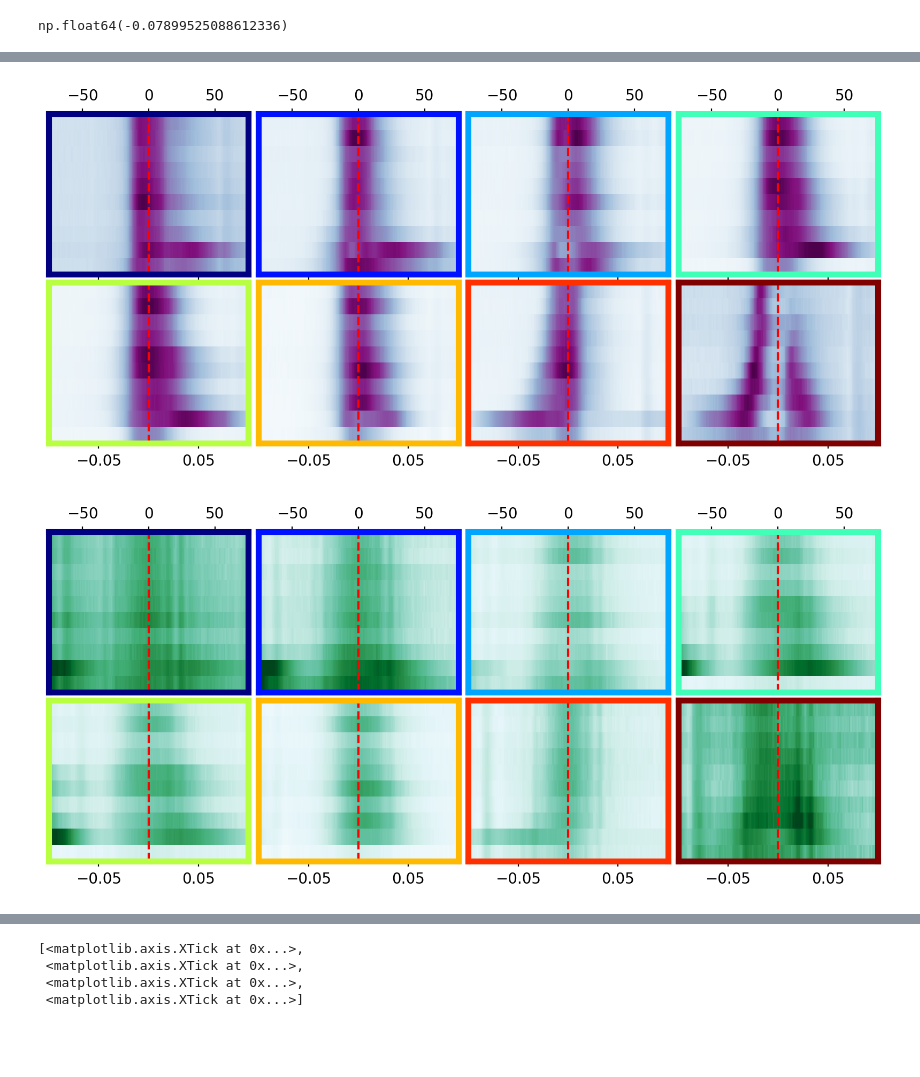
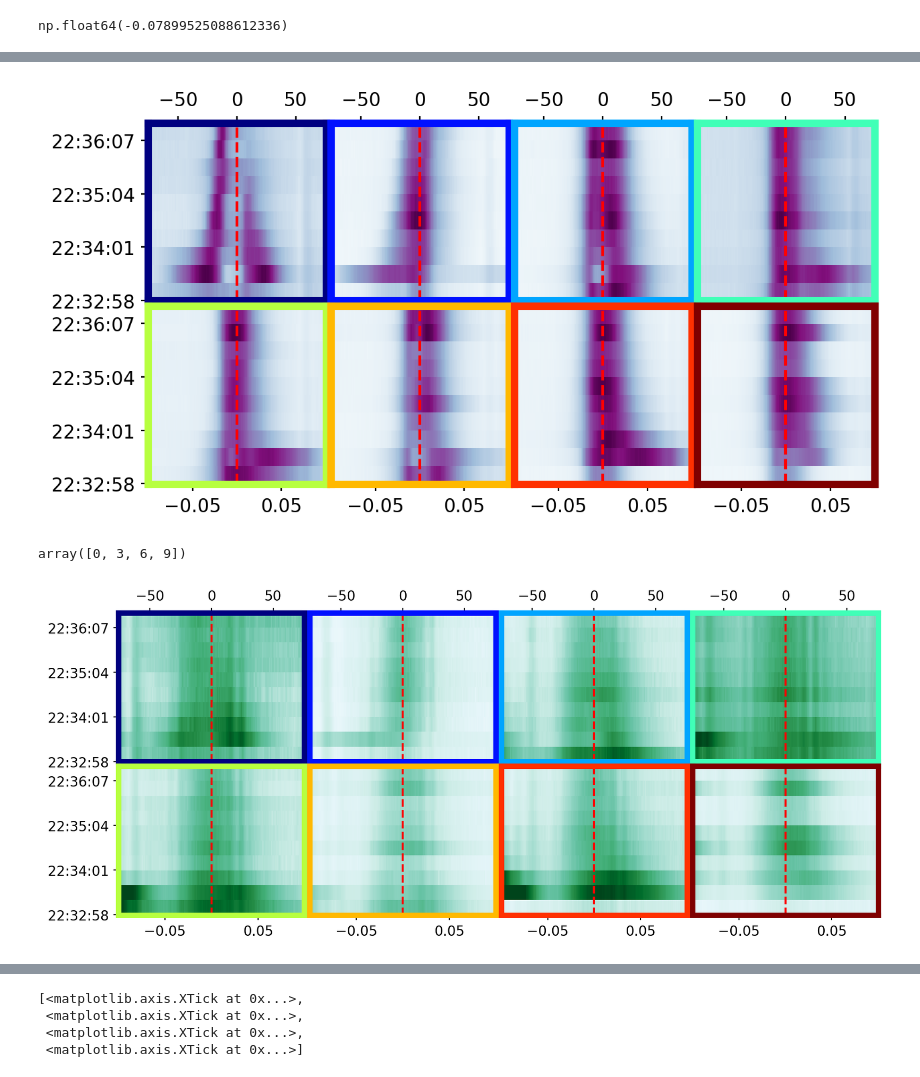
Before and after one commit to coletamburri2112/Flare_Patrol_Analysis, a Jupyter notebook: NOTEBOOKS/11_Aug_2024_Flare_Paper_Plots/pixel_timeseries.ipynb, the cells around one changed output, grey strips where cells are left out. Saved outputs shown, nothing was run; the diff lists cells and outputs as text; code cells hidden in the pictures; blank space fills up the shorter version.

Commit message:
mods to kmeans time ev

```diff
--- a/NOTEBOOKS/11_Aug_2024_Flare_Paper_Plots/pixel_timeseries.ipynb
+++ b/NOTEBOOKS/11_Aug_2024_Flare_Paper_Plots/pixel_timeseries.ipynb
@@ -38,7 +40,7 @@ FileNotFoundError: [Errno 2] No such file or directory: '/Volumes/ViSP_External/
 xarr_caII = dkist_coords['xarr_caII']
 yarr_caII = dkist_coords['yarr_caII']
 
-xarr_hbeta = dkist_coords['xarr_hbeta']
+xarr_hbeta = dkist_coords['xarr_hbeta'][:-1]
 yarr_hbeta = dkist_coords['yarr_hbeta']
 # %%
 flare_arr_caII = res_caII['flare']
@@ -60,6 +85,26 @@ bestseeinghbeta_blue = flare_arr_hbeta[148:239,hbeta_low,:]
 wave_caII[caII_low]-396.85
 # %% [output]
 np.float64(-0.07899525088612336)
+# %%
+ls = np.flip([49,58,77,78,80,72,75,60])
+ms= np.flip([1315,1365,1220,1150,1050,1310,780,650])
+
+x_select = []
+y_select = []
+for i in range(len(ls)):
+    x_select.append(xarr_caII[ls[i]])
+    y_select.append(yarr_caII[ms[i]])
+
+#convert these spatial coordinates to coordinates in the other frame
+x_other_inds = []
+y_other_inds = []
+
+for i in range(len(x_select)):
+    indsx,valx = find_nearest(xarr_hbeta,x_select[i])
+    indsy,valy = find_nearest(yarr_hbeta,y_select[i])
+
+    x_other_inds.append(indsx)
+    y_other_inds.append(indsy)
 # %%
 n_points = 8
 colors = plt.cm.jet(np.linspace(0,1,n_points))
@@ -99,4 +143,0 @@ fig.subplots_adjust(wspace=0)
-# %%
-
-ls = [80,78,77,60,56,75,76,60]
-ms = [1050,1150,1220,1350,1340,860,774,630]
@@ -115,3 +191,8 @@ def veltrans2(x):
 
 def wltrans(x):
     return ((((x/c)+1)*lamb0)-lamb0)
+# %%
+labeltimes=[]
+
+for i in range(10):
+    labeltimes.append(times[57+91*i][-15:-7])
@@ -118,41 +212,50 @@ def wltrans(x):
 # %%
-fig,ax=plt.subplots(2,4,figsize=(10,4),dpi=200)
+fig,ax=plt.subplots(2,4,figsize=(7,3.5),dpi=200)
 lamb0=396.85
 c=2.99e5
 mu=1
 for j in range(len(ls)):
     l=ls[j]
     m=ms[j]
     caiipcolor =[]
     for i in np.arange(0,10*91,91):
         if i == 91:
             caiipcolor.append(flare_arr_caII[l+i+57,:,m]/1.5)
 
         else:
             caiipcolor.append(flare_arr_caII[l+i+57,:,m])
 
 
     ax.flatten()[j].pcolormesh(wave_caII-lamb0,np.arange(0,10*91,91),caiipcolor,cmap='BuPu')
     ax.flatten()[j].set_xlim([396.75-lamb0,396.95-lamb0])
     ax.flatten()[j].set_yticks([])
     ax.flatten()[j].set_xticks([-0.05,0.05])
     ax.flatten()[j].axvline(0,c='red',linestyle='dashed')
 
     if j < 4:
        #ax.flatten()[j].set_xticks([])
        secaxx = ax.flatten()[j].secondary_xaxis('top', functions=(veltrans,wltrans))
        #secaxx.set_xlabel(r'Velocity $[km\; s^{-1}]$')
        #secaxx.set_xticks([-120,-80,-40,0,40,80,120])
     for spine in ax.flatten()[j].spines.values():
         spine.set_color(colors[j])
         spine.set_linewidth(4) # Optional: make it thicker
-
     ax.flatten()[j].xaxis.get_major_formatter().set_useOffset(False)
 
-fig.subplots_adjust(wspace=0.05)
-fig.subplots_adjust(hspace=0.05)
+    if j == 0 or j == 4:
+        ax.flatten()[j].set_yticks([(0*91)-45,(3*91)-45,(6*91)-45,(9*91)-45],labeltimes[0:10:3])
+    else:
+        ax.flatten()[j].set_yticks([])
+
+
+fig.subplots_adjust(wspace=0.029)
+fig.subplots_adjust(hspace=0.03)
 # %% [output]
-[figure, old version]
+[figure, new version]
+# %%
+np.arange(0,12,3)
+# %% [output]
+array([0, 3, 6, 9])
 # %%
 fig,ax=plt.subplots(2,4,figsize=(10,4),dpi=200)
 lamb0=397.01
@@ -170,7 +273,6 @@ for j in range(len(ls)):
             caiipcolor.append(flare_arr_caII[l+i+57,:,m])
     ax.flatten()[j].pcolormesh(wave_caII-lamb0,np.arange(0,10*91,91),caiipcolor,cmap='BuGn',vmax=2.5*flare_arr_caII[l+i+57,750,m])
     ax.flatten()[j].set_xlim([-.1,.1])
-    ax.flatten()[j].set_yticks([])
     ax.flatten()[j].set_xticks([-0.05,0.05])
     ax.flatten()[j].axvline(0,c='red',linestyle='dashed')
     if j < 4:
@@ -182,7 +284,13 @@ for j in range(len(ls)):
 
     ax.flatten()[j].xaxis.get_major_formatter().set_useOffset(False)
 
-fig.subplots_adjust(wspace=0.05)
-fig.subplots_adjust(hspace=0.05)
+    if j == 0 or j == 4:
+        ax.flatten()[j].set_yticks([(0*91)-45,(3*91)-45,(6*91)-45,(9*91)-45],labeltimes[0:10:3])
+    else:
+        ax.flatten()[j].set_yticks([])
+
+
+fig.subplots_adjust(wspace=0.029)
+fig.subplots_adjust(hspace=0.03)
 # %% [output]
-[figure, old version]
+[figure, new version]
```
Also changed, not shown: parts of 27 cells of this notebook, 1 other file.
